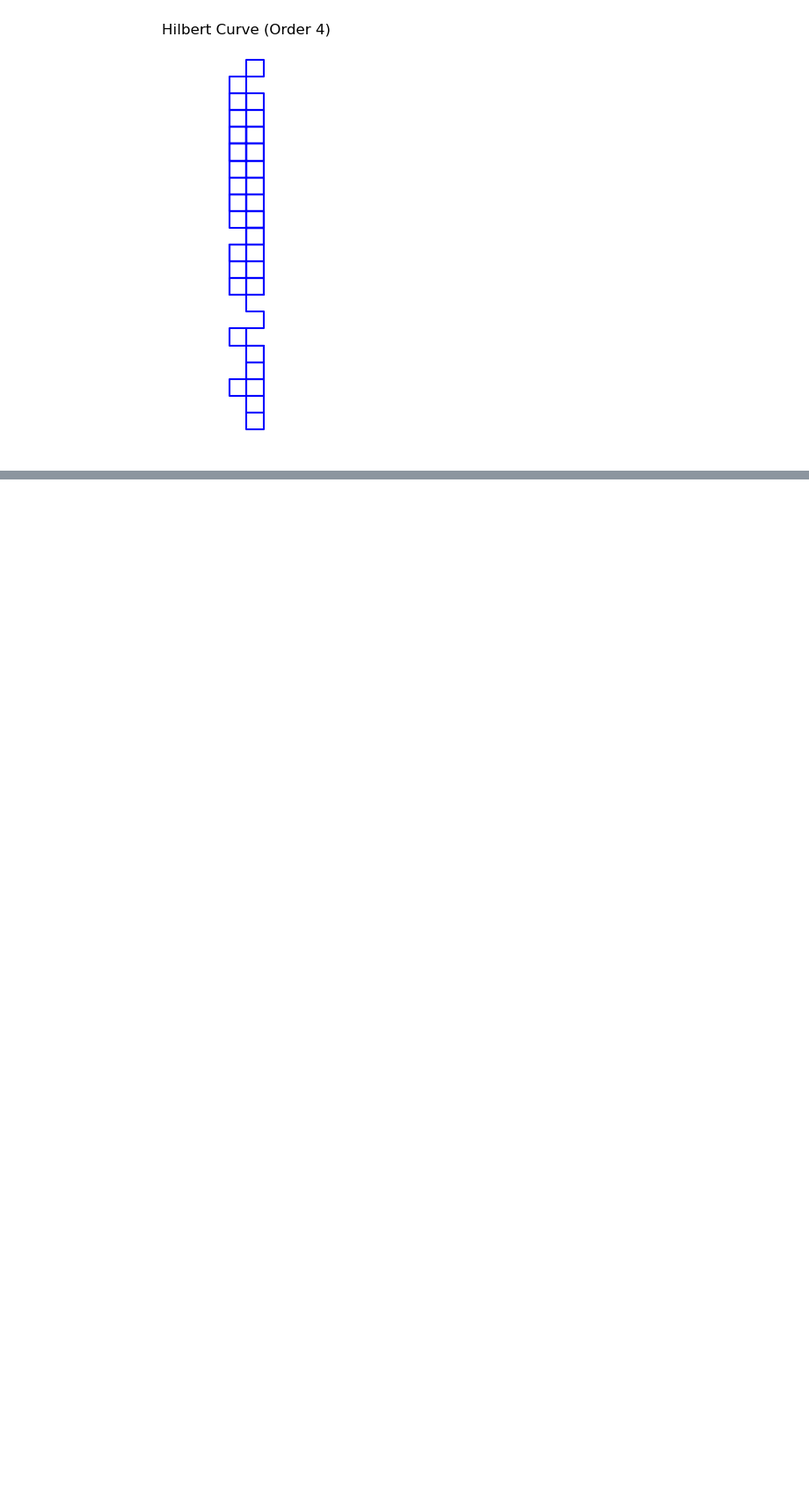
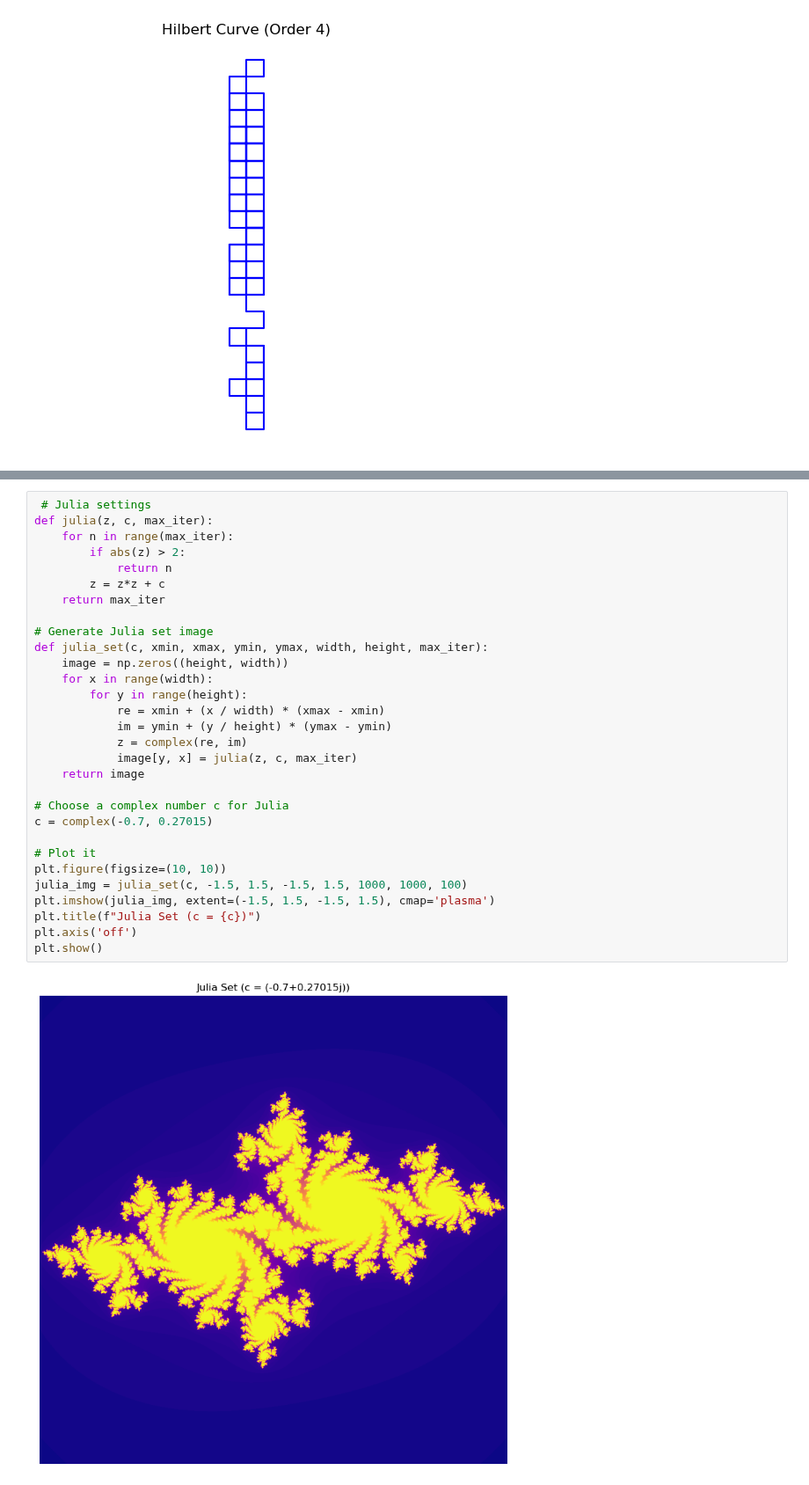
Before and after one commit to rmd360/machinelearningproject, a Jupyter notebook: Patterns.ipynb, the cells around one changed output, grey strips where cells are left out. Shown at 88% size. Drawn from its saved outputs; the diff is of its cells as text; blank space fills up the shorter version.

```diff
--- a/Patterns.ipynb
+++ b/Patterns.ipynb
@@ -130,0 +164,32 @@ plt.show()
+# %%
+ # Julia settings
+def julia(z, c, max_iter):
+    for n in range(max_iter):
+        if abs(z) > 2:
+            return n
+        z = z*z + c
+    return max_iter
+
+# Generate Julia set image
+def julia_set(c, xmin, xmax, ymin, ymax, width, height, max_iter):
+    image = np.zeros((height, width))
+    for x in range(width):
+        for y in range(height):
+            re = xmin + (x / width) * (xmax - xmin)
+            im = ymin + (y / height) * (ymax - ymin)
+            z = complex(re, im)
+            image[y, x] = julia(z, c, max_iter)
+    return image
+
+# Choose a complex number c for Julia
+c = complex(-0.7, 0.27015)
+
+# Plot it
+plt.figure(figsize=(10, 10))
+julia_img = julia_set(c, -1.5, 1.5, -1.5, 1.5, 1000, 1000, 100)
+plt.imshow(julia_img, extent=(-1.5, 1.5, -1.5, 1.5), cmap='plasma')
+plt.title(f"Julia Set (c = {c})")
+plt.axis('off')
+plt.show()
+# %% [output]
+[figure, added]
```
Also changed, not shown: parts of 2 cells of this notebook.
